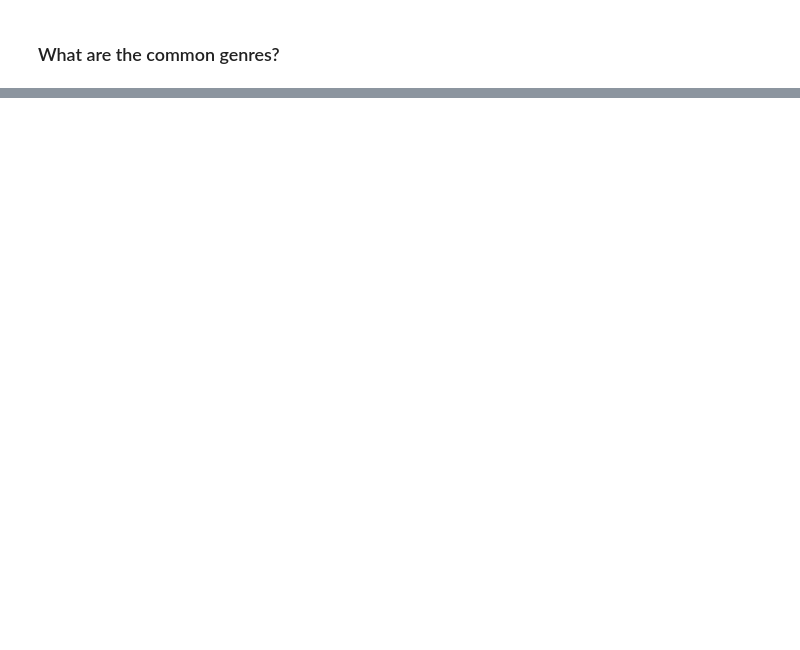
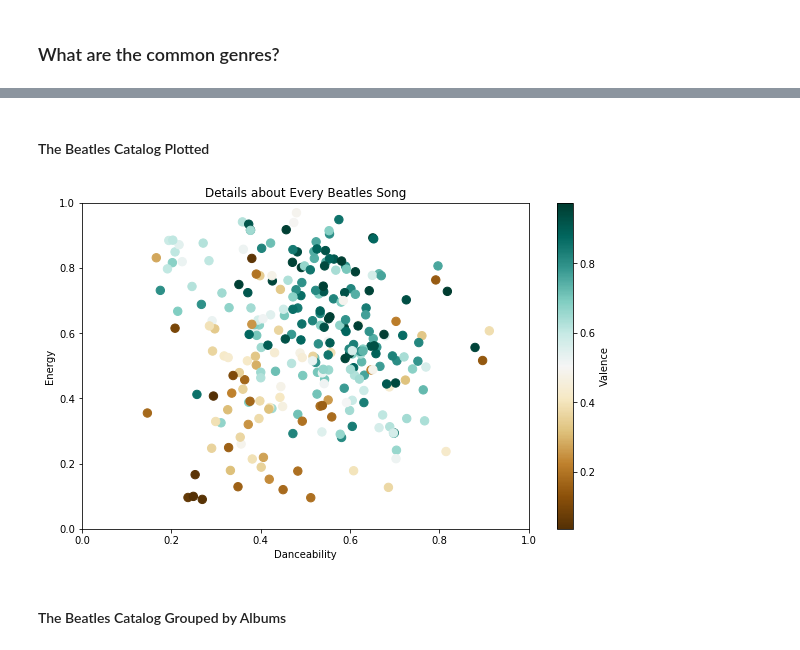
Before and after one commit to slstarnes/playlist-thy-maker, a Jupyter notebook: make me a playlist.ipynb, the cells around one changed output, grey strips where cells are left out. Drawn from its saved outputs; the diff is of its cells as text; code cells hidden in the pictures; blank space fills up the shorter version.

```diff
--- a/make me a playlist.ipynb
+++ b/make me a playlist.ipynb
@@ -298,0 +115,9 @@ playlist.create_playlist_of_tracks(tracks,'Mr. Waits')
+# %%
+artist = 'The Beatles'
+artist_tracks = playlist.get_artist_tracks(artist)
+artist_tracks = playlist.add_audio_features(artist_tracks)
+print(f'{len(artist_tracks)} tracks from {artist}.')
+artist_tracks['Release Date'] = pd.to_datetime(artist_tracks['Release Date'])
+artist_tracks = (artist_tracks.set_index(['Album Name','Track Name'])
+                 .sort_values('Track Popularity',ascending=False))
+artist_tracks[:5].drop(['Album ID', 'Artist', 'Track ID'],axis=1)
@@ -298,0 +133,19 @@ playlist.create_playlist_of_tracks(tracks,'Mr. Waits')
+# %% [markdown]
+#### The Beatles Catalog Plotted
+# %%
+x_var, y_var, c_var = ('Danceability', 'Energy', 'Valence')
+f, ax = plt.subplots(figsize=(10,6))
+x=artist_tracks[x_var]
+y=artist_tracks[y_var]
+c=artist_tracks[c_var]
+ax.set_xlabel(x_var)
+ax.set_ylabel(y_var)
+ax.set_xlim((0,1))
+ax.set_ylim((0,1))
+ax.set_title('Details about Every Beatles Song')
+points = ax.scatter(x, y, c=c, s=70, cmap='BrBG')
+f.colorbar(points, label=c_var);
+# %% [output]
+[figure, added]
+# %% [markdown]
+#### The Beatles Catalog Grouped by Albums
```
Also changed, not shown: parts of 46 cells of this notebook.
